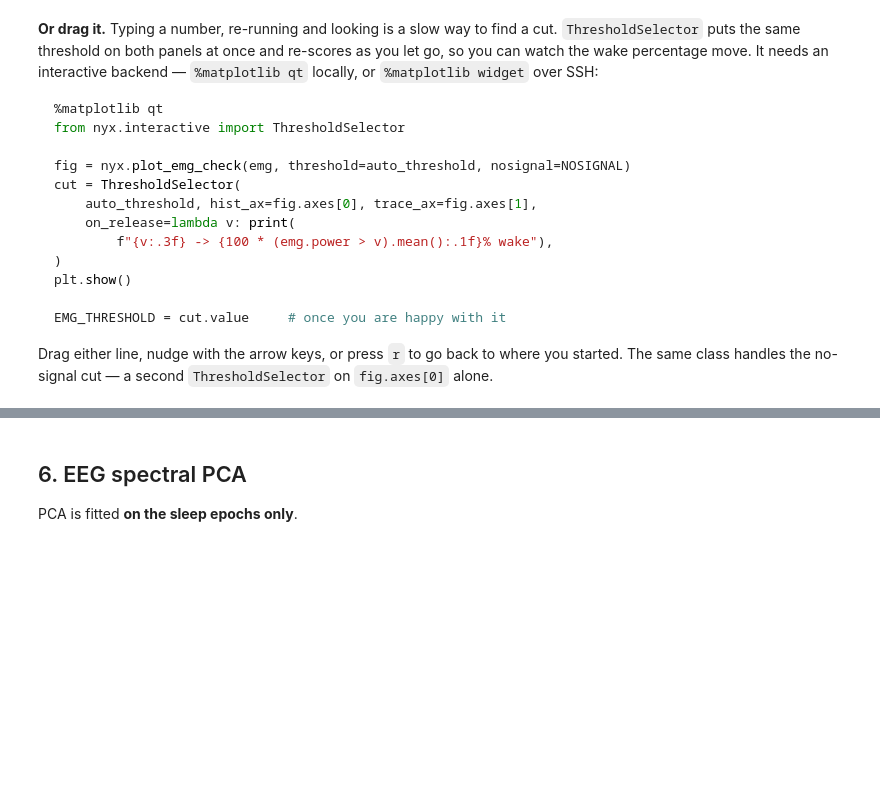
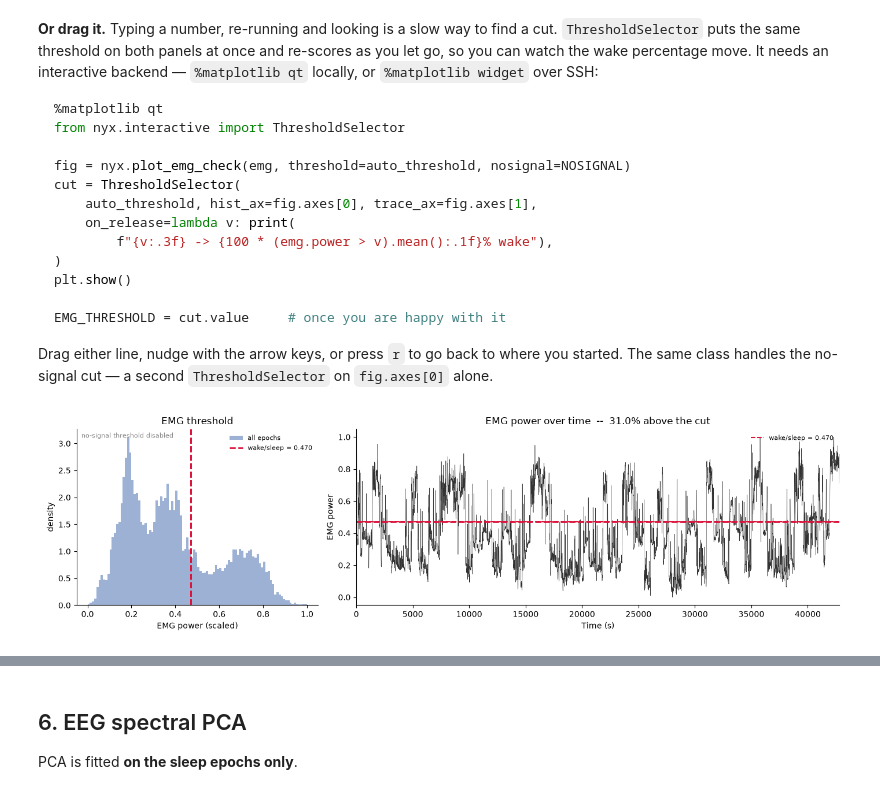
Before and after one commit to BoccaraLab/nyx, a Jupyter notebook: examples/03_score_rodents.ipynb, the cells around one changed output, grey strips where cells are left out. Saved outputs shown, nothing was run; the diff lists cells and outputs as text; code cells hidden in the pictures; blank space fills up the shorter version.

```diff
--- a/examples/03_score_rodents.ipynb
+++ b/examples/03_score_rodents.ipynb
@@ -248,3 +248,16 @@ EMG_THRESHOLD = cut.value     # once you are happy with it
 Drag either line, nudge with the arrow keys, or press `r` to go back to
 where you started. The same class handles the no-signal cut — a second
 `ThresholdSelector` on `fig.axes[0]` alone.
+# %%
+%matplotlib widget
+from nyx.interactive import ThresholdSelector
+
+fig = nyx.plot_emg_check(emg, threshold=auto_threshold, nosignal=NOSIGNAL)
+cut = ThresholdSelector(
+    auto_threshold, hist_ax=fig.axes[0], trace_ax=fig.axes[1],
+    on_release=lambda v: print(
+        f"{v:.3f} -> {100 * (emg.power > v).mean():.1f}% wake"),
+)
+plt.show()
+# %% [output]
+[figure, added]
```
Also changed, not shown: parts of 2 cells of this notebook, 6 other files.
